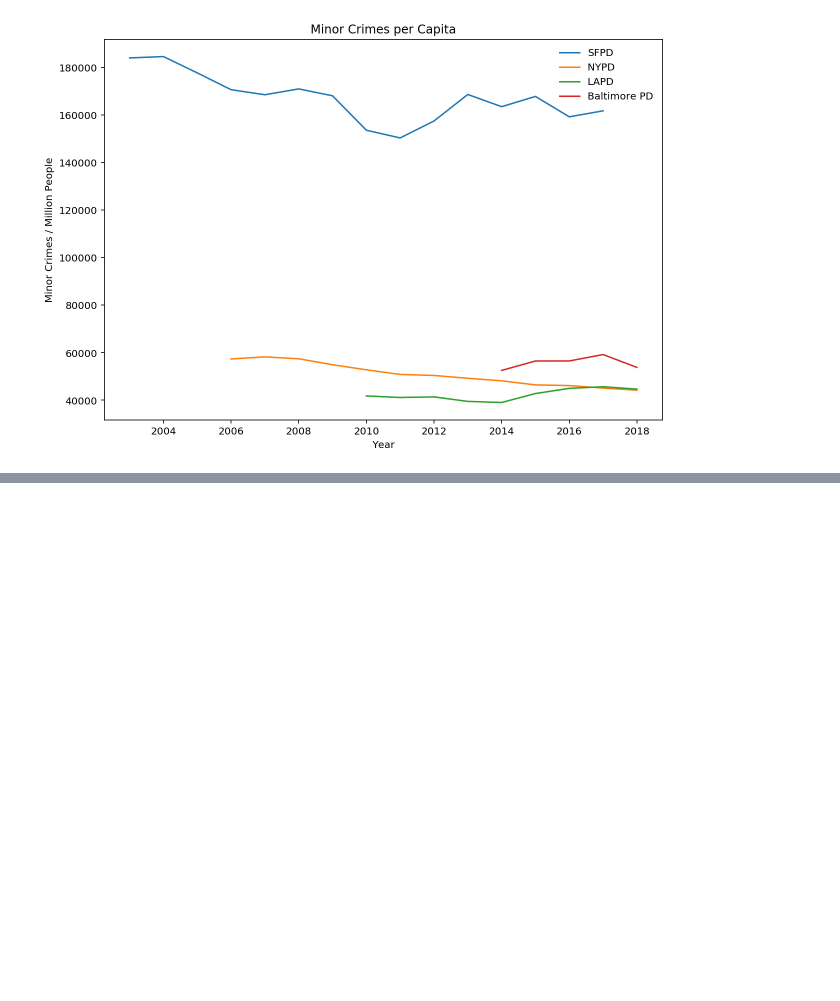
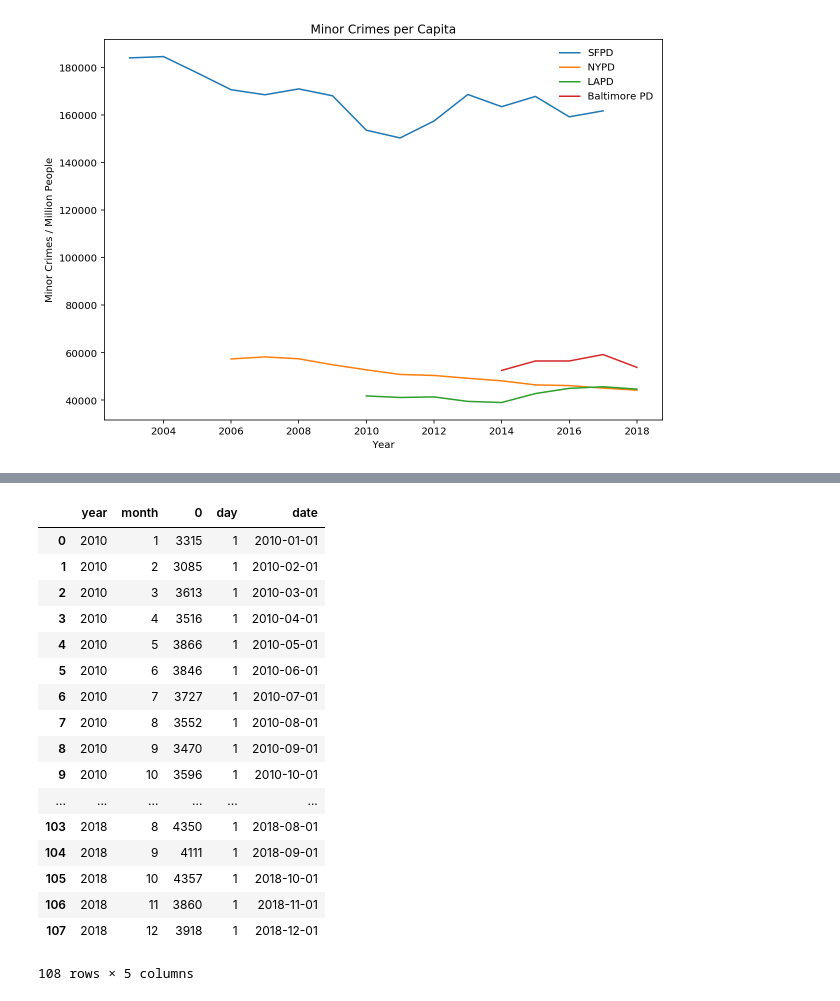
Before and after one commit to cho244/PoliceReports, a Jupyter notebook: Clearning.ipynb, the cells around one changed output, grey strips where cells are left out. Cells and saved outputs as stored; diff of their text form; code cells hidden in the pictures; blank space fills up the shorter version.

```diff
--- a/Clearning.ipynb
+++ b/Clearning.ipynb
@@ -292,0 +335,21 @@ Text(0.5, 1.0, 'Minor Crimes per Capita')
+# %%
+la_severe_month[crime]
+# %% [output]
+|  | year | month | 0 | day | date |
+| 0 | 2010 | 1 | 3315 | 1 | 2010-01-01 |
+| 1 | 2010 | 2 | 3085 | 1 | 2010-02-01 |
+| 2 | 2010 | 3 | 3613 | 1 | 2010-03-01 |
+| 3 | 2010 | 4 | 3516 | 1 | 2010-04-01 |
+| 4 | 2010 | 5 | 3866 | 1 | 2010-05-01 |
+| 5 | 2010 | 6 | 3846 | 1 | 2010-06-01 |
+| 6 | 2010 | 7 | 3727 | 1 | 2010-07-01 |
+| 7 | 2010 | 8 | 3552 | 1 | 2010-08-01 |
+| 8 | 2010 | 9 | 3470 | 1 | 2010-09-01 |
+| 9 | 2010 | 10 | 3596 | 1 | 2010-10-01 |
+| ... | ... | ... | ... | ... | ... |
+| 103 | 2018 | 8 | 4350 | 1 | 2018-08-01 |
+| 104 | 2018 | 9 | 4111 | 1 | 2018-09-01 |
+| 105 | 2018 | 10 | 4357 | 1 | 2018-10-01 |
+| 106 | 2018 | 11 | 3860 | 1 | 2018-11-01 |
+| 107 | 2018 | 12 | 3918 | 1 | 2018-12-01 |
+108 rows × 5 columns
```
Also changed, not shown: parts of 16 cells of this notebook.
